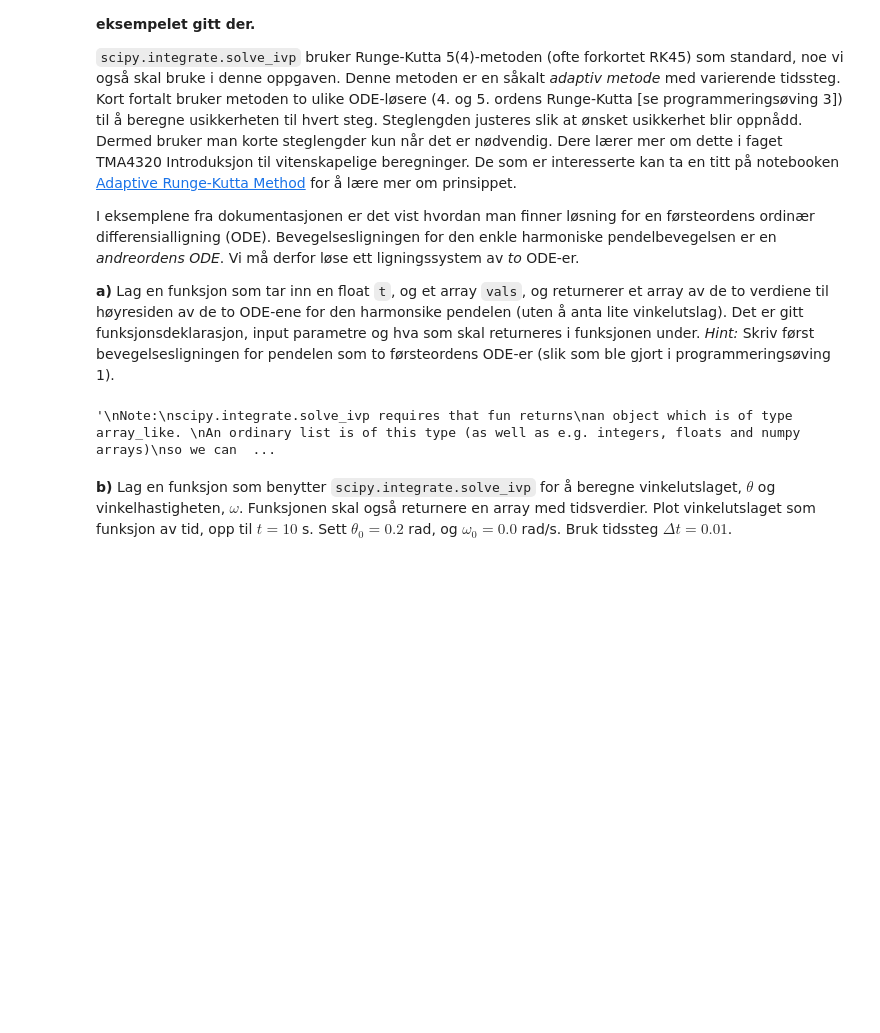
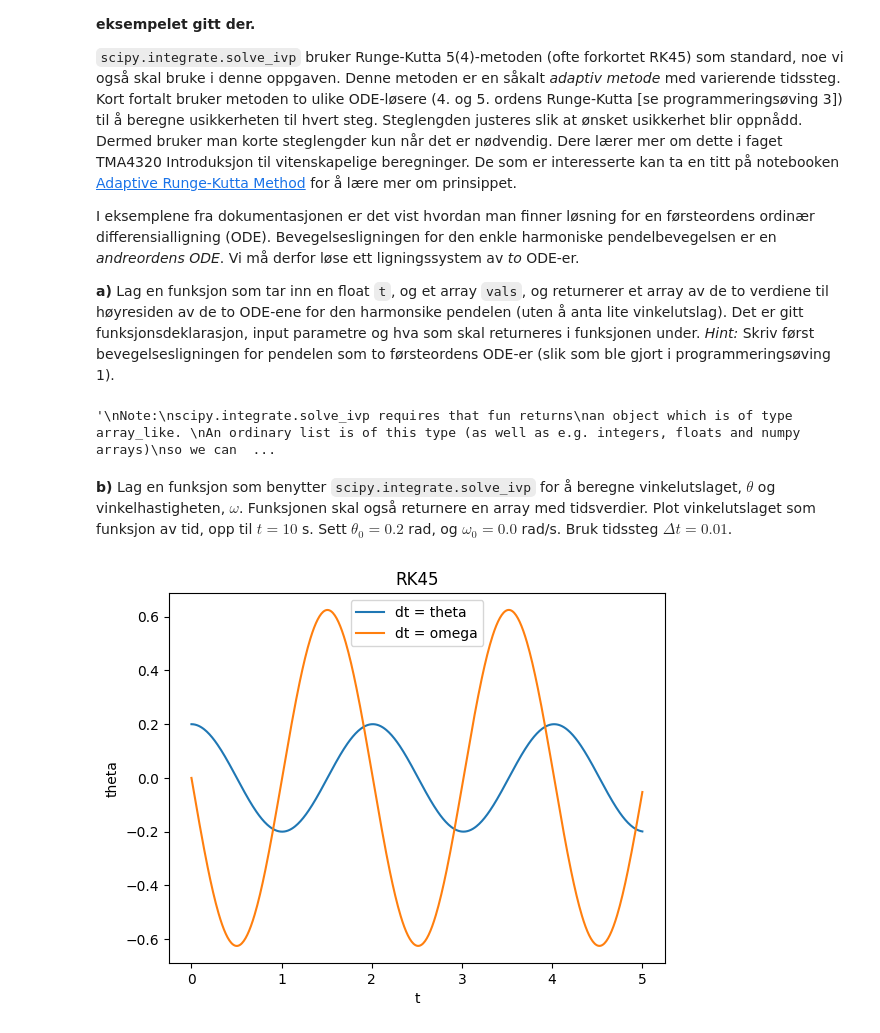
Before and after one commit to tncrdk/B-lgefysikk-og-fluidmekanikk, a Jupyter notebook: Numerisk-Oving/Oving2/oving2.ipynb, the cells around one changed output. Drawn from its saved outputs; the diff is of its cells as text; code cells hidden in the pictures; blank space fills up the shorter version.

```diff
--- a/Numerisk-Oving/Oving2/oving2.ipynb
+++ b/Numerisk-Oving/Oving2/oving2.ipynb
@@ -243,10 +247,13 @@ def equation(t, vals):
     -------
     array with values of the RHS of the equations.
     """
+    theta_vals = vals[0]
+    omega_vals = vals[1]
+    d_w = -constants.g / L * np.sin(theta_vals)
+    d_theta = omega_vals
 
-    # SKRIV KODE HER
 
-    return [dtheta, dw]
+    return [d_theta, d_w]
 
 """
 Note:
@@ -262,21 +269,33 @@ so we can return a list, and do not have to first convert into an np.array.
 # %%
 def RK45_method(RHS, theta_0, w_0, t_1, dt):
     """
     Calculates theta and omega using the scipy.integrate.solve_ivp function (RK54)
 
     RHS: right hand side of differential equations
     t_1: time-value to calculate up to (e.g. 10 seconds)
     dt: timestep
 
     Returns
     -------
     theta: array of theta values
     w: array of omega values
     t: timevalues
     """
 
     # SKRIV KODE HER
+    t_values = np.arange(0, t_1+dt, dt)
+    y0 = [theta_0, w_0]
+    solution = integrate.solve_ivp(RHS, [0, t_1+dt], y0, t_eval=t_values)
+    t = solution.t
+    theta = solution.y[0]
+    omega = solution.y[1]
 
-    return theta, w, t
+
+
+    return theta, omega, t_values
 
 # PLOT VINKELUTSLAGET
+theta_vals, omega_vals, t_values = RK45_method(equation, 0.2, 0, 5, 0.01)
+plot_data([t_values, t_values], [theta_vals, omega_vals], ["theta", "omega"], "RK45", "t", "theta")
+# %% [output]
+[figure, added]
```
Also changed, not shown: parts of 3 cells of this notebook, 4 other files.
